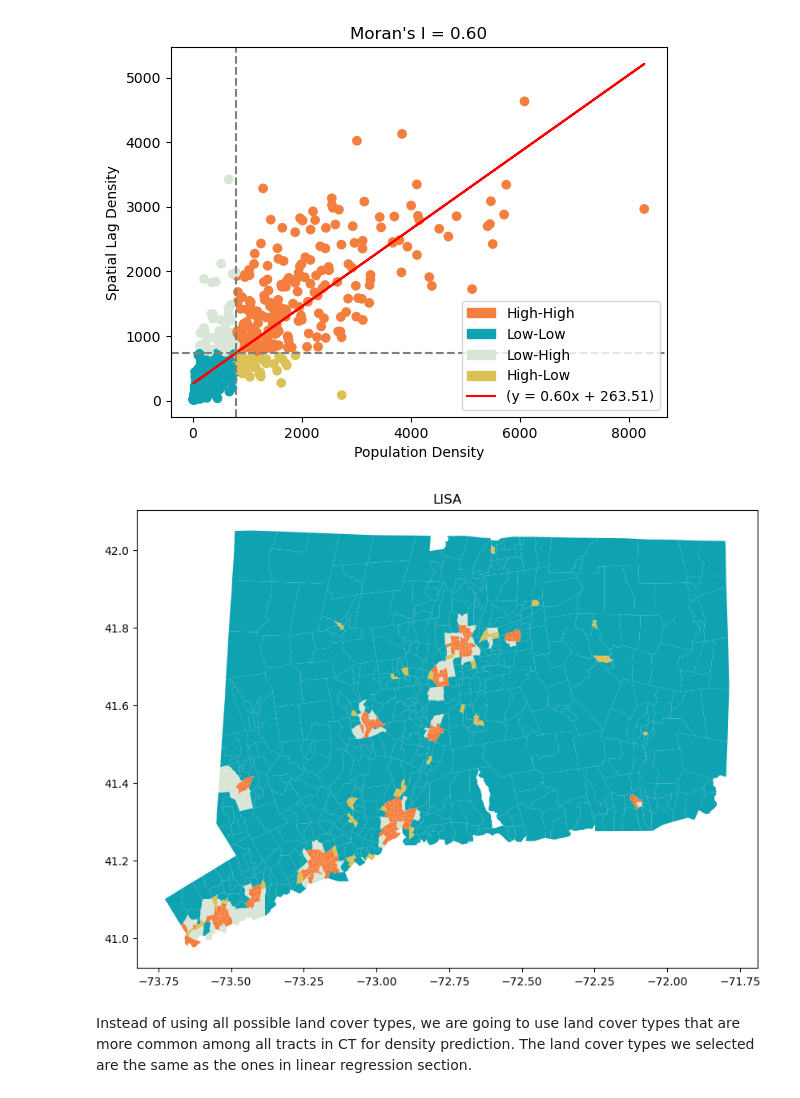
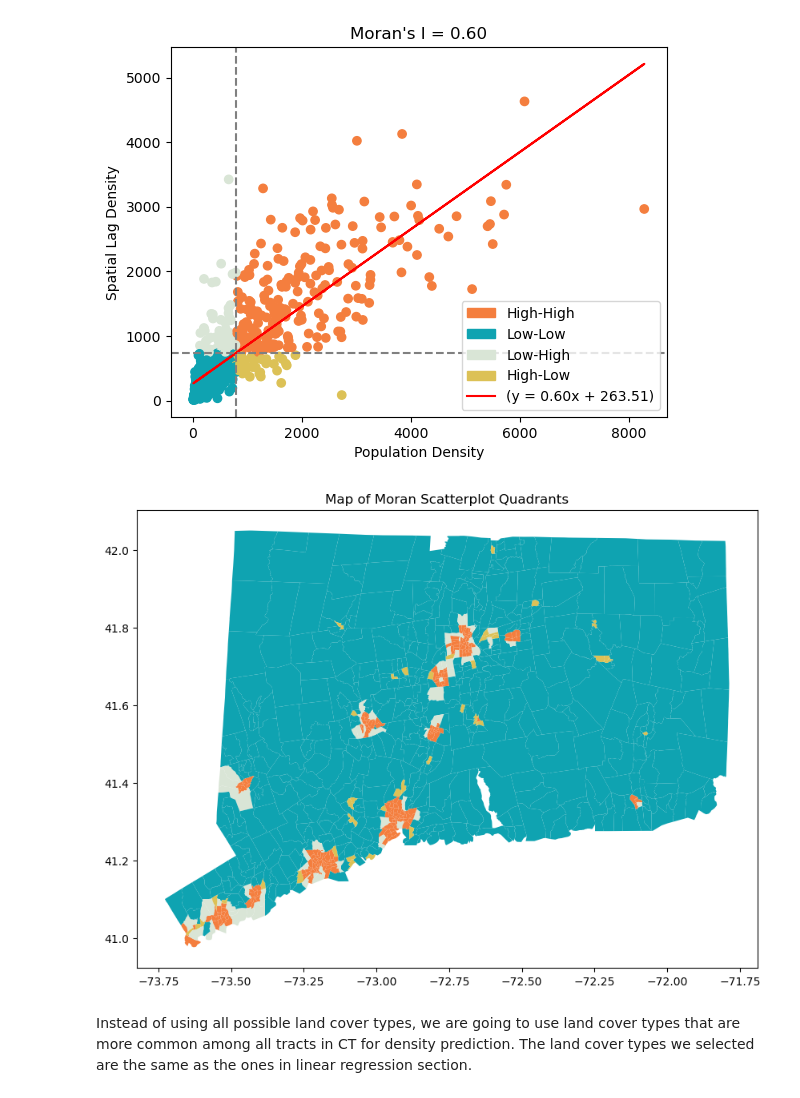
Before and after one commit to Liam-W-Smith/csci-0451-final-project, a Jupyter notebook: code/final_project.ipynb, the cells around one changed output. Cells and saved outputs as stored; diff of their text form; code cells hidden in the pictures.

```diff
--- a/code/final_project.ipynb
+++ b/code/final_project.ipynb
@@ -792,6 +894,7 @@ To find the weight matrix, we need to introduce geometry to our dataset. Here, I
 # %%
 # import shapefile
 # need separate shapefile because the one form pygris didn't cooperate with the weights matrix functions
+data = pd.read_csv("../data/combined_data.csv")
 gdf = gpd.read_file('../data/tl_2016_09_tract.shp')
 
 # create merge columns
@@ -893,25 +998,25 @@ plt.show()
 # %%
 # Calculate the average for 'spatial_lag_PopDens' and 'PopDensity'
 p = merged_gdf['spatial_lag_PopDens'].mean()
 q = merged_gdf['PopDensity'].mean()
 
 # Categorize the rows based on conditions
 merged_gdf['category'] = 0  # Initialize category column
 merged_gdf.loc[(merged_gdf['spatial_lag_PopDens'] >= p) & (merged_gdf['PopDensity'] >= q), 'category'] = 'High-High'
 merged_gdf.loc[(merged_gdf['spatial_lag_PopDens'] >= p) & (merged_gdf['PopDensity'] < q), 'category'] = 'Low-High'
 merged_gdf.loc[(merged_gdf['spatial_lag_PopDens'] < p) & (merged_gdf['PopDensity'] >= q), 'category'] = 'High-Low'
 merged_gdf.loc[(merged_gdf['spatial_lag_PopDens'] < p) & (merged_gdf['PopDensity'] < q), 'category'] = 'Low-Low'
 
 # Define custom colors for categories
 colors = {'High-High': '#F47E3E', 'Low-Low': '#0FA3B1', 'Low-High': '#D9E5D6', 'High-Low': '#DCC156'}
 
 # Plot the map using custom colors
 fig, ax = plt.subplots(figsize=(10, 10))
 merged_gdf.plot(column='category', ax=ax, color=merged_gdf['category'].map(colors), legend=True)
-plt.title('LISA')
+plt.title('Map of Moran Scatterplot Quadrants')
 plt.show()
 # %% [output]
-[figure, old version]
+[figure, new version]
 # %% [markdown]
 Instead of using all possible land cover types, we are going to use land cover types that are more common among all tracts in CT for density prediction. The land cover types we selected are the same as the ones in linear regression section.
 # %%
```
Also changed, not shown: parts of 31 cells of this notebook, 4 other files.
